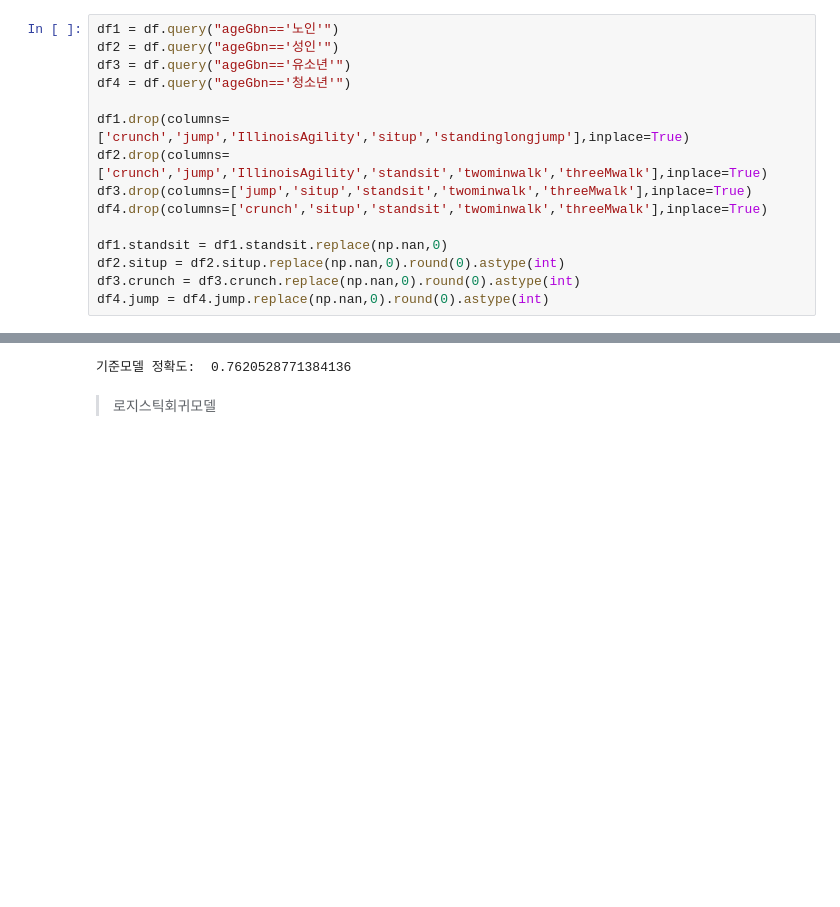
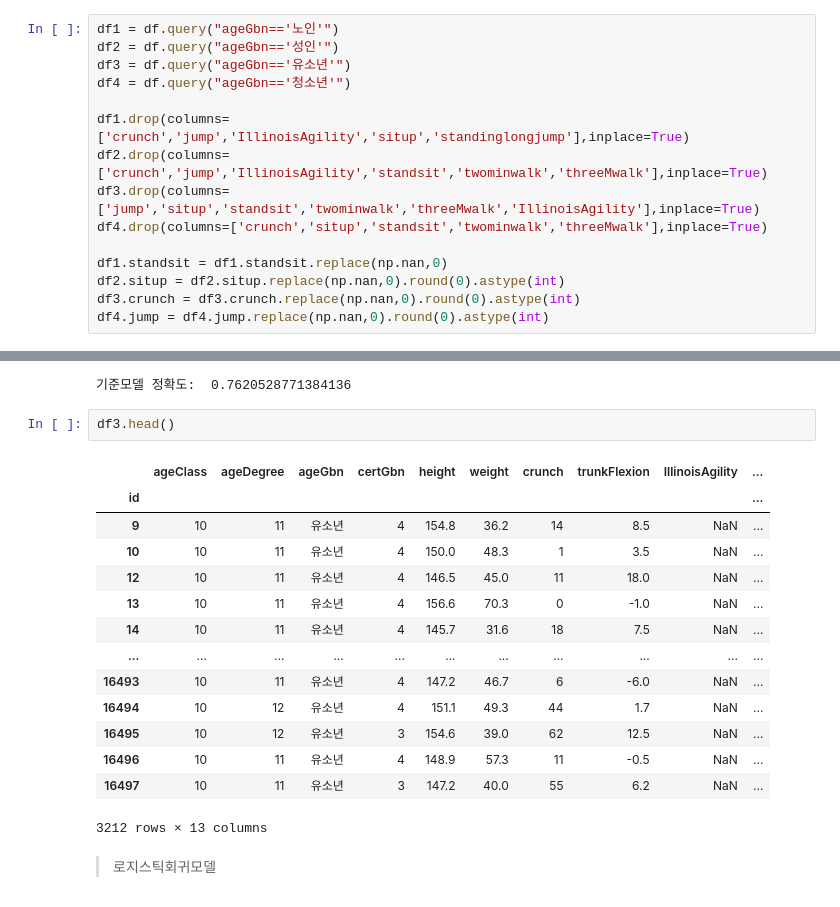
Before and after one commit to sseyonafre/Project, a Jupyter notebook: Section3/AI_14_고세희_Section3.ipynb, the cells around one changed output, grey strips where cells are left out. Drawn from its saved outputs; the diff is of its cells as text; blank space fills up the shorter version.

```diff
--- a/Section3/AI_14_고세희_Section3.ipynb
+++ b/Section3/AI_14_고세희_Section3.ipynb
@@ -58,7 +58,7 @@ df4 = df.query("ageGbn=='청소년'")
 
 df1.drop(columns=['crunch','jump','IllinoisAgility','situp','standinglongjump'],inplace=True)
 df2.drop(columns=['crunch','jump','IllinoisAgility','standsit','twominwalk','threeMwalk'],inplace=True)
-df3.drop(columns=['jump','situp','standsit','twominwalk','threeMwalk'],inplace=True)
+df3.drop(columns=['jump','situp','standsit','twominwalk','threeMwalk','IllinoisAgility'],inplace=True)
 df4.drop(columns=['crunch','situp','standsit','twominwalk','threeMwalk'],inplace=True)
 
 df1.standsit = df1.standsit.replace(np.nan,0)
@@ -276,6 +276,23 @@ y_pred = [baseline3] * len(y_test3)
 print("기준모델 정확도: ", accuracy_score(y_test3, y_pred))
 # %% [output]
 기준모델 정확도:  0.7620528771384136
+# %%
+df3.head()
+# %% [output]
+|  | ageClass | ageDegree | ageGbn | certGbn | height | weight | crunch | trunkFlexion | IllinoisAgility | ... |
+| id |  |  |  |  |  |  |  |  |  | ... |
+| 9 | 10 | 11 | 유소년 | 4 | 154.8 | 36.2 | 14 | 8.5 | NaN | ... |
+| 10 | 10 | 11 | 유소년 | 4 | 150.0 | 48.3 | 1 | 3.5 | NaN | ... |
+| 12 | 10 | 11 | 유소년 | 4 | 146.5 | 45.0 | 11 | 18.0 | NaN | ... |
+| 13 | 10 | 11 | 유소년 | 4 | 156.6 | 70.3 | 0 | -1.0 | NaN | ... |
+| 14 | 10 | 11 | 유소년 | 4 | 145.7 | 31.6 | 18 | 7.5 | NaN | ... |
+| ... | ... | ... | ... | ... | ... | ... | ... | ... | ... | ... |
+| 16493 | 10 | 11 | 유소년 | 4 | 147.2 | 46.7 | 6 | -6.0 | NaN | ... |
+| 16494 | 10 | 12 | 유소년 | 4 | 151.1 | 49.3 | 44 | 1.7 | NaN | ... |
+| 16495 | 10 | 12 | 유소년 | 3 | 154.6 | 39.0 | 62 | 12.5 | NaN | ... |
+| 16496 | 10 | 11 | 유소년 | 4 | 148.9 | 57.3 | 11 | -0.5 | NaN | ... |
+| 16497 | 10 | 11 | 유소년 | 3 | 147.2 | 40.0 | 55 | 6.2 | NaN | ... |
+3212 rows × 13 columns
 # %% [markdown]
 > 로지스틱회귀모델
 # %%
```
Also changed, not shown: parts of 1 cell of this notebook.
